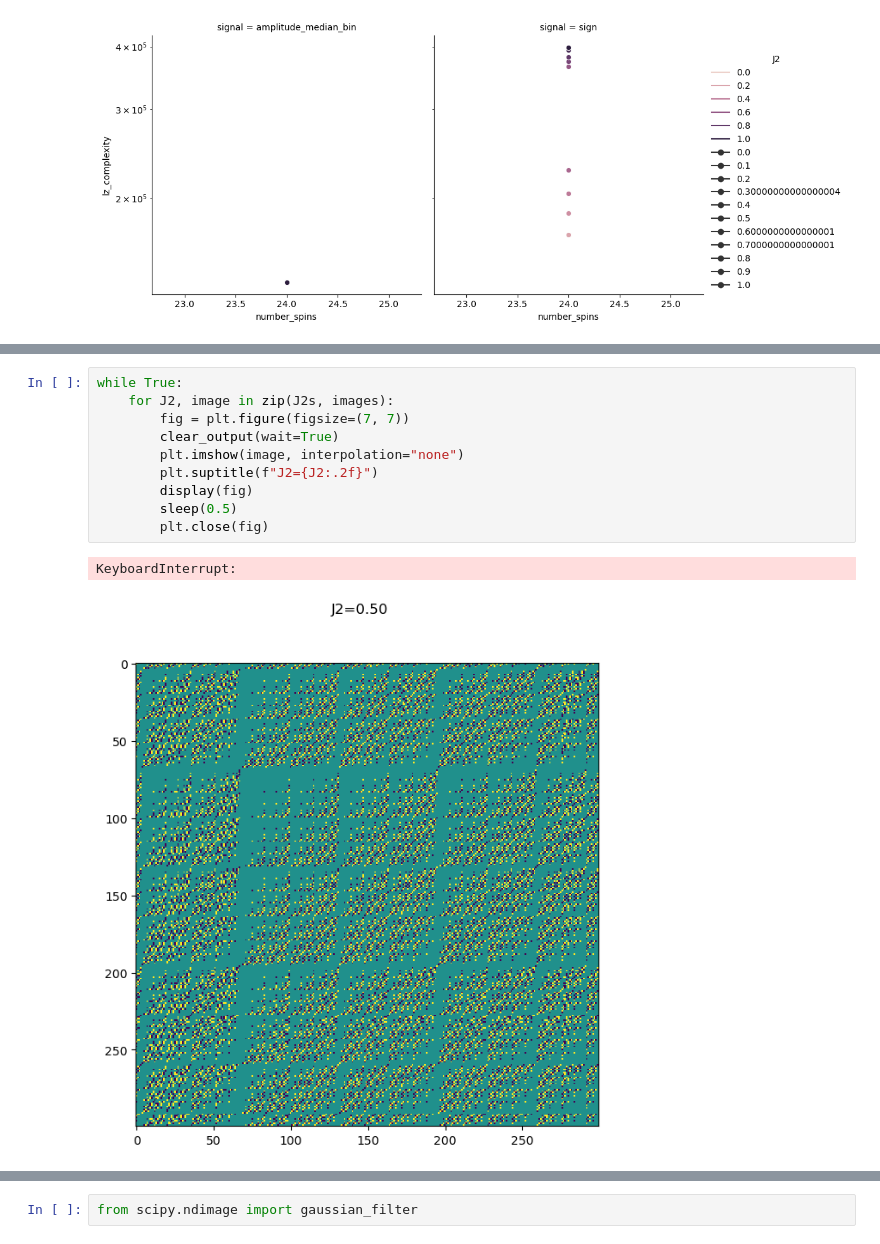
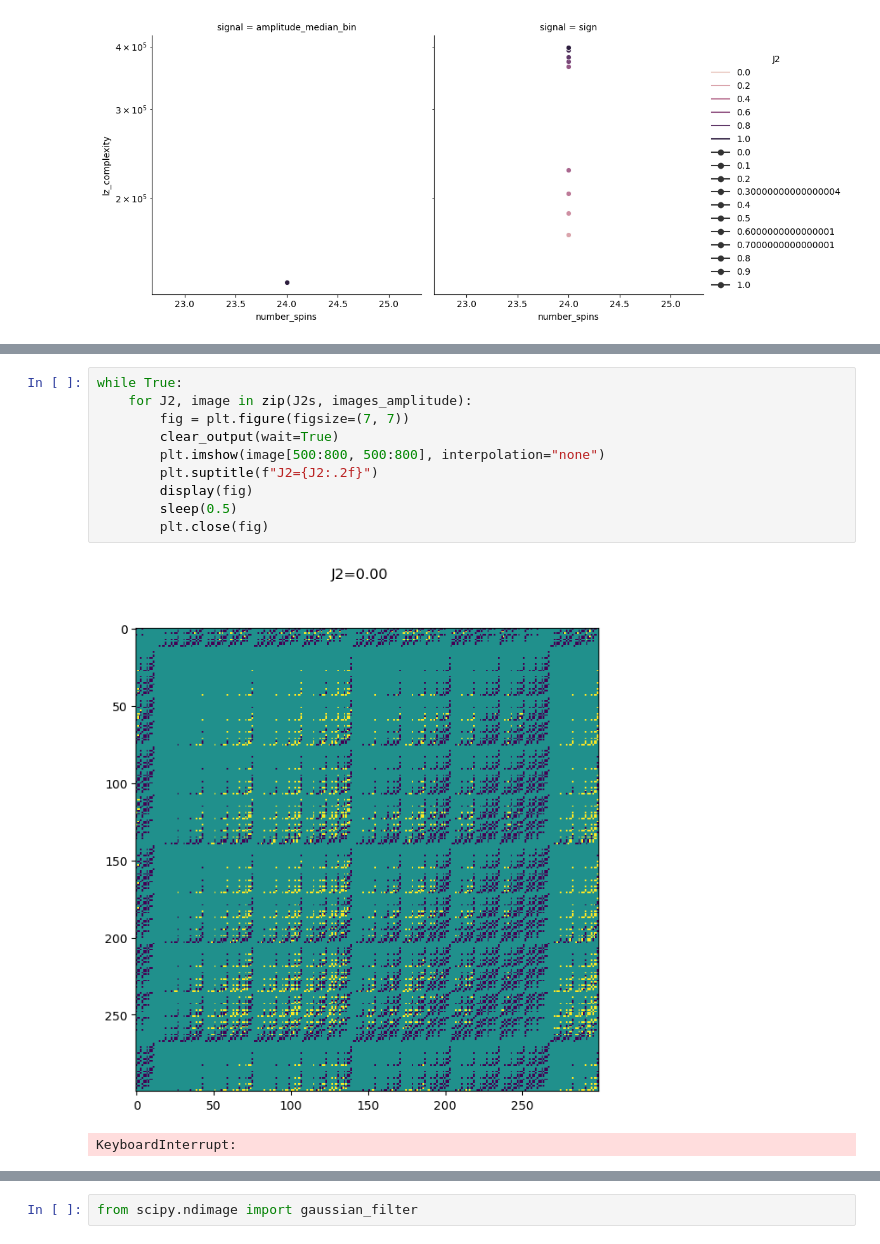
Before and after one commit to ischurov/frustrations-eda, a Jupyter notebook: lz_complexity.ipynb, the cells around one changed output, grey strips where cells are left out. Drawn from its saved outputs; the diff is of its cells as text.

```diff
--- a/lz_complexity.ipynb
+++ b/lz_complexity.ipynb
@@ -187,13 +173,13 @@ for J2 in J2s:
 # %%
 while True:
-    for J2, image in zip(J2s, images):
+    for J2, image in zip(J2s, images_amplitude):
         fig = plt.figure(figsize=(7, 7))
         clear_output(wait=True)
-        plt.imshow(image, interpolation="none")
+        plt.imshow(image[500:800, 500:800], interpolation="none")
         plt.suptitle(f"J2={J2:.2f}")
         display(fig)
         sleep(0.5)
         plt.close(fig)
 # %% [output]
+[figure, new version]
 KeyboardInterrupt:
-[figure, old version]
```
Also changed, not shown: parts of 14 cells of this notebook, 4 other files.
